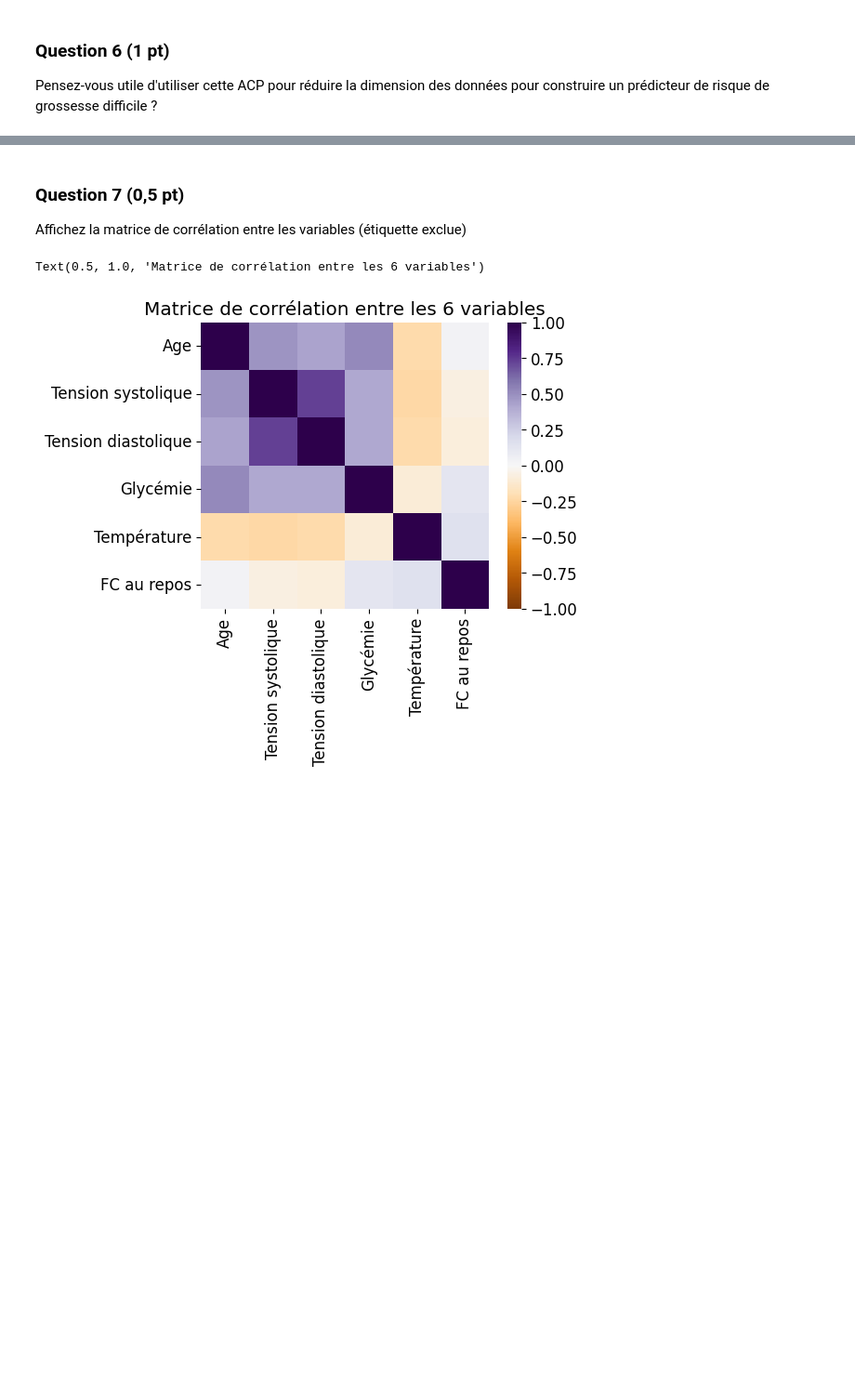
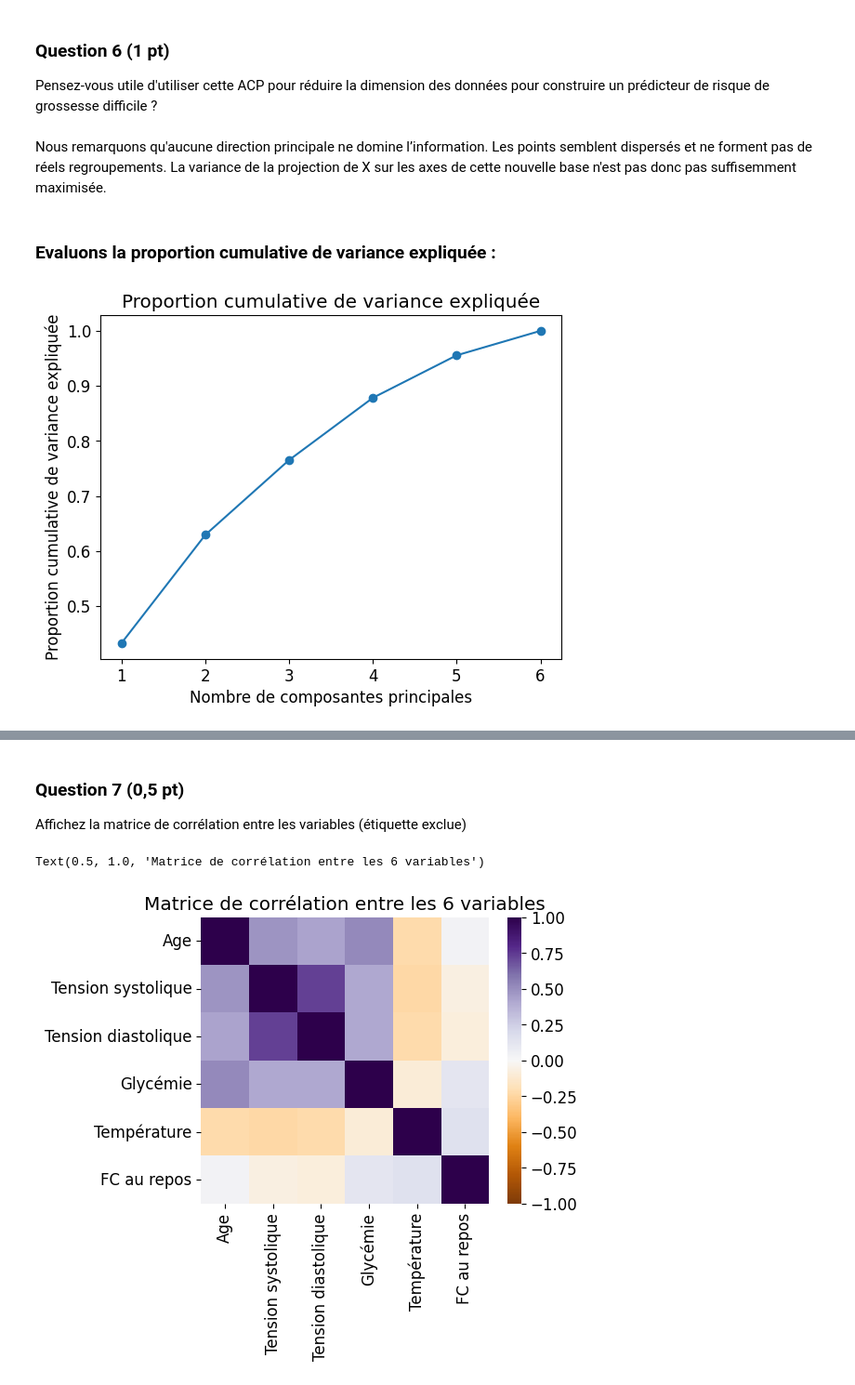
Before and after one commit to baptiste-michaud/projet_science_des_donnees, a Jupyter notebook: Projet_solene.ipynb, the cells around one changed output, grey strips where cells are left out. Shown at 93% size. Drawn from its saved outputs; the diff is of its cells as text; code cells hidden in the pictures; blank space fills up the shorter version.

```diff
--- a/Projet_solene.ipynb
+++ b/Projet_solene.ipynb
@@ -168,3 +170,24 @@ Text(0, 0.5, 'PC 2')
 # %% [markdown]
 ### Question 6 (1 pt)
 Pensez-vous utile d'utiliser cette ACP pour réduire la dimension des données pour construire un prédicteur de risque de grossesse difficile ?
+# %% [markdown]
+Nous remarquons qu'aucune direction principale ne domine l’information. Les points semblent dispersés et ne forment pas de réels regroupements. La variance de la projection de X sur les axes de cette nouvelle base n'est pas donc pas suffisemment maximisée.
+# %% [markdown]
+### Evaluons la proportion cumulative de variance expliquée :
+# %%
+# Instanciation pour 6 composantes principales
+pca = decomposition.PCA(n_components=6)
+pca.fit(X_train_scaled)
+
+# Calcul de la proportion cumulative de variance expliquée
+variance_cumulative = np.cumsum(pca.explained_variance_ratio_)
+
+# Affichage du graphique
+plt.plot(np.arange(1, 7), variance_cumulative, marker='o')
+plt.xlabel("Nombre de composantes principales")
+plt.ylabel("Proportion cumulative de variance expliquée")
+plt.title("Proportion cumulative de variance expliquée")
+plt.grid(False)
+plt.show()
+# %% [output]
+[figure, added]
```
Also changed, not shown: parts of 64 cells of this notebook, 1 other file.
